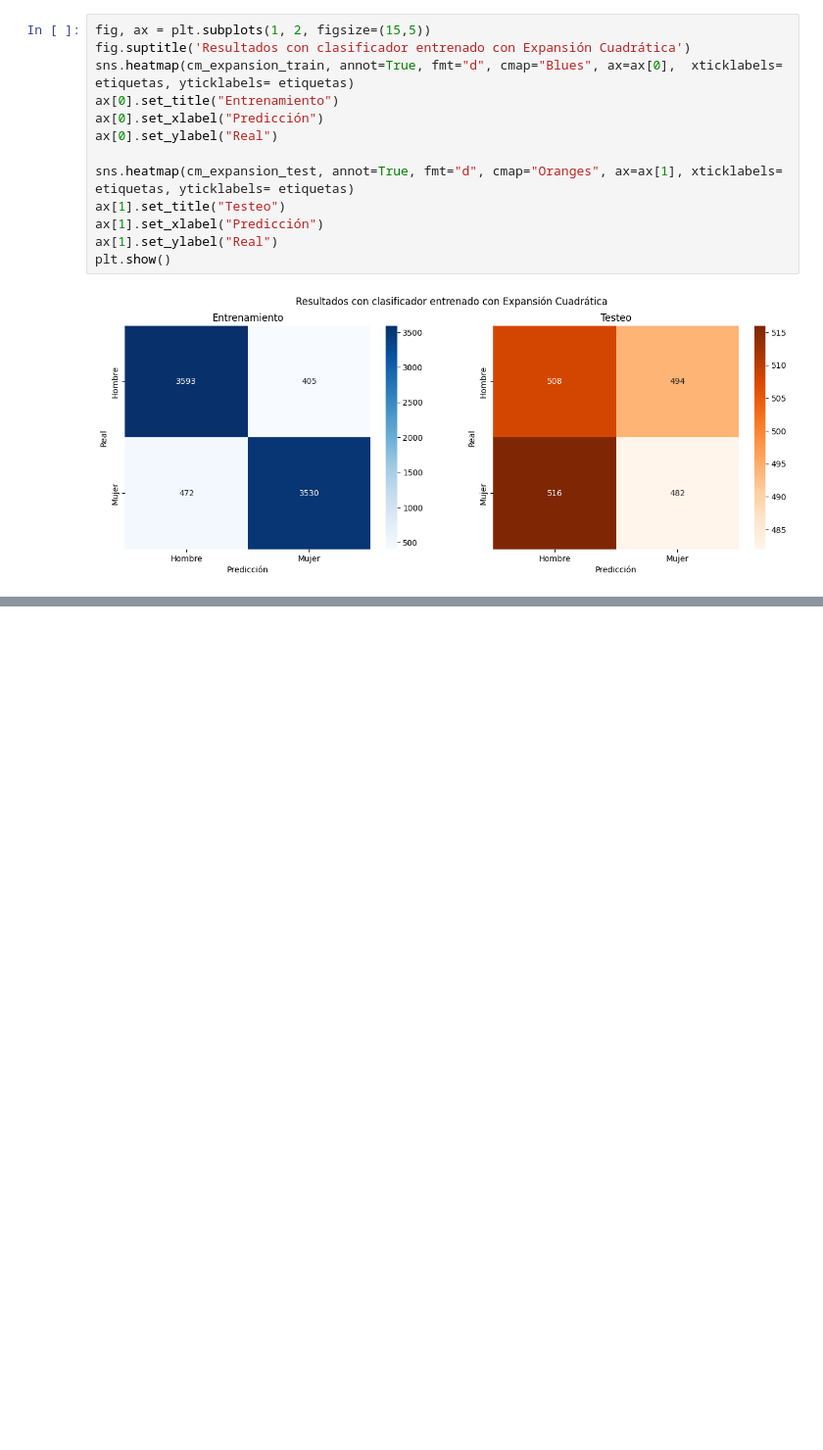
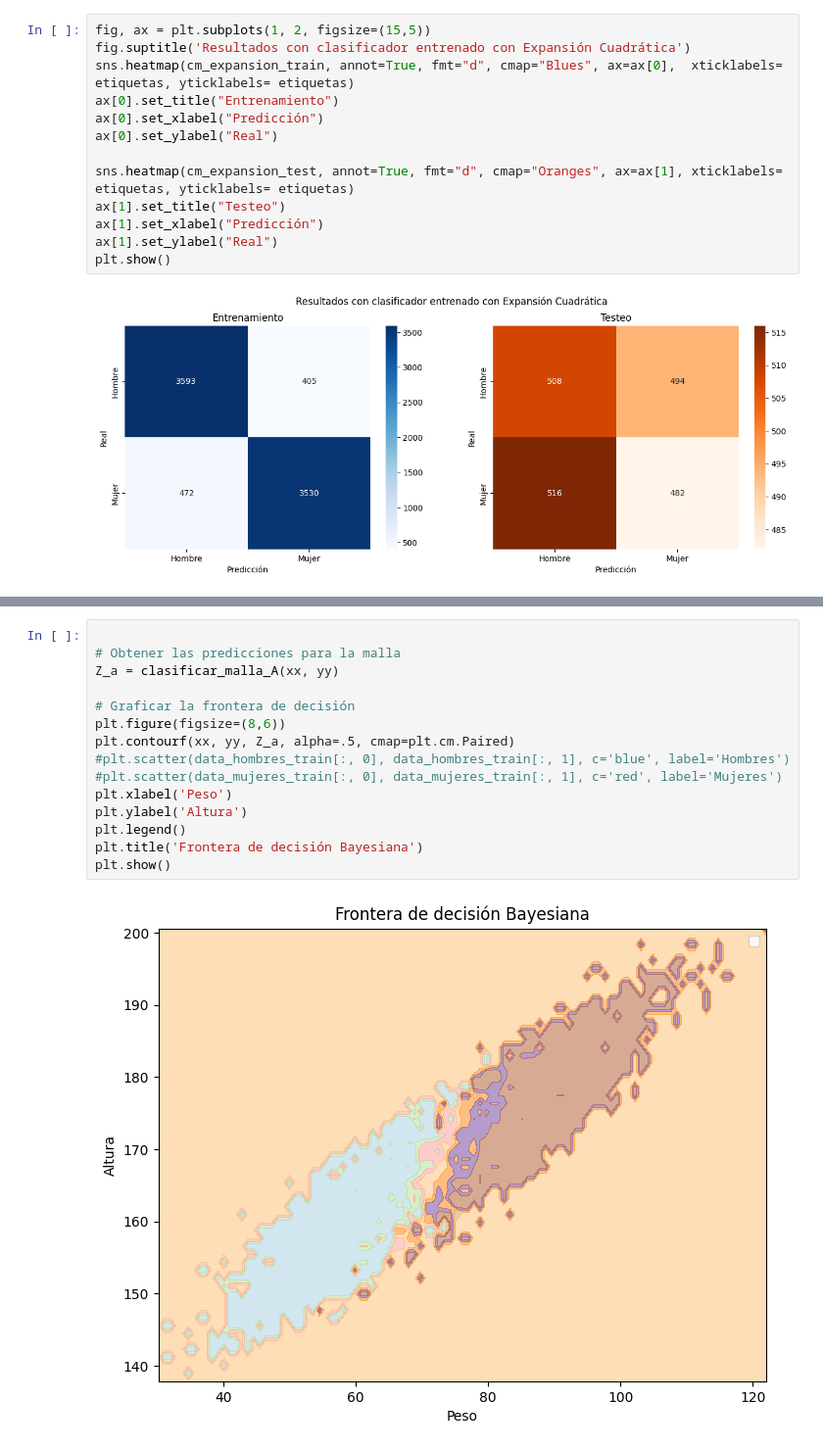
Before and after one commit to MagdalenaLaValle/TPs-Redes-Neuronales-, a Jupyter notebook: Clasificación_Bayesiana.ipynb, the cells around one changed output, grey strips where cells are left out. Shown: that part at 98% size. Saved outputs shown, nothing was run; the diff lists cells and outputs as text; blank space fills up the shorter version.

Commit message:
Creados graficos de umbrales de decisión de opcion B, cuadratico  y scikit learn. No se pudo desarollar para opcion A

```diff
--- a/Clasificación_Bayesiana.ipynb
+++ b/Clasificación_Bayesiana.ipynb
@@ -442,0 +534,17 @@ plt.show()
+# %%
+
+# Obtener las predicciones para la malla
+Z_a = clasificar_malla_A(xx, yy)
+
+# Graficar la frontera de decisión
+plt.figure(figsize=(8,6))
+plt.contourf(xx, yy, Z_a, alpha=.5, cmap=plt.cm.Paired)
+#plt.scatter(data_hombres_train[:, 0], data_hombres_train[:, 1], c='blue', label='Hombres')
+#plt.scatter(data_mujeres_train[:, 0], data_mujeres_train[:, 1], c='red', label='Mujeres')
+plt.xlabel('Peso')
+plt.ylabel('Altura')
+plt.legend()
+plt.title('Frontera de decisión Bayesiana')
+plt.show()
+# %% [output]
+[figure, added]
```
Also changed, not shown: parts of 9 cells of this notebook.
